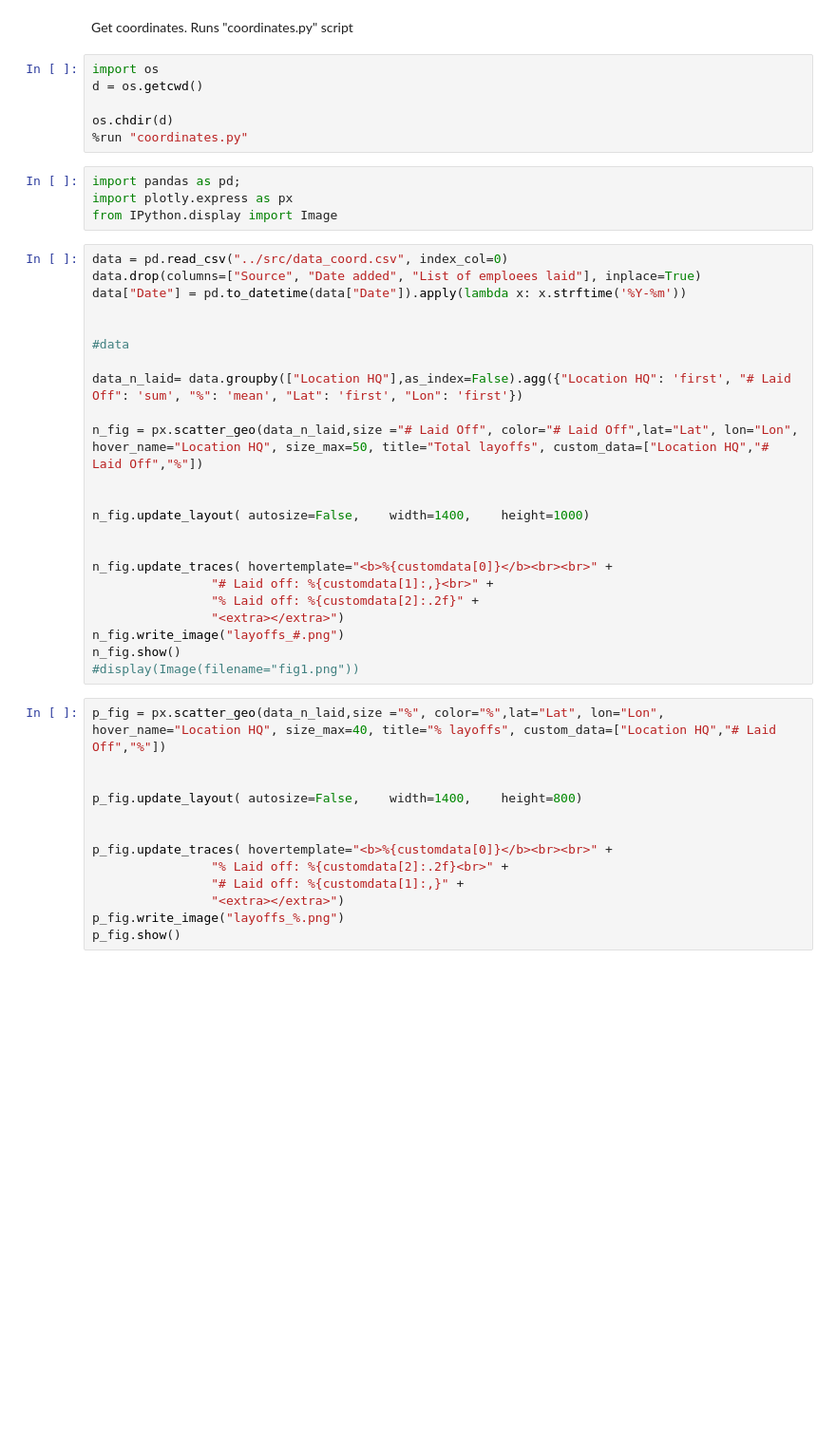
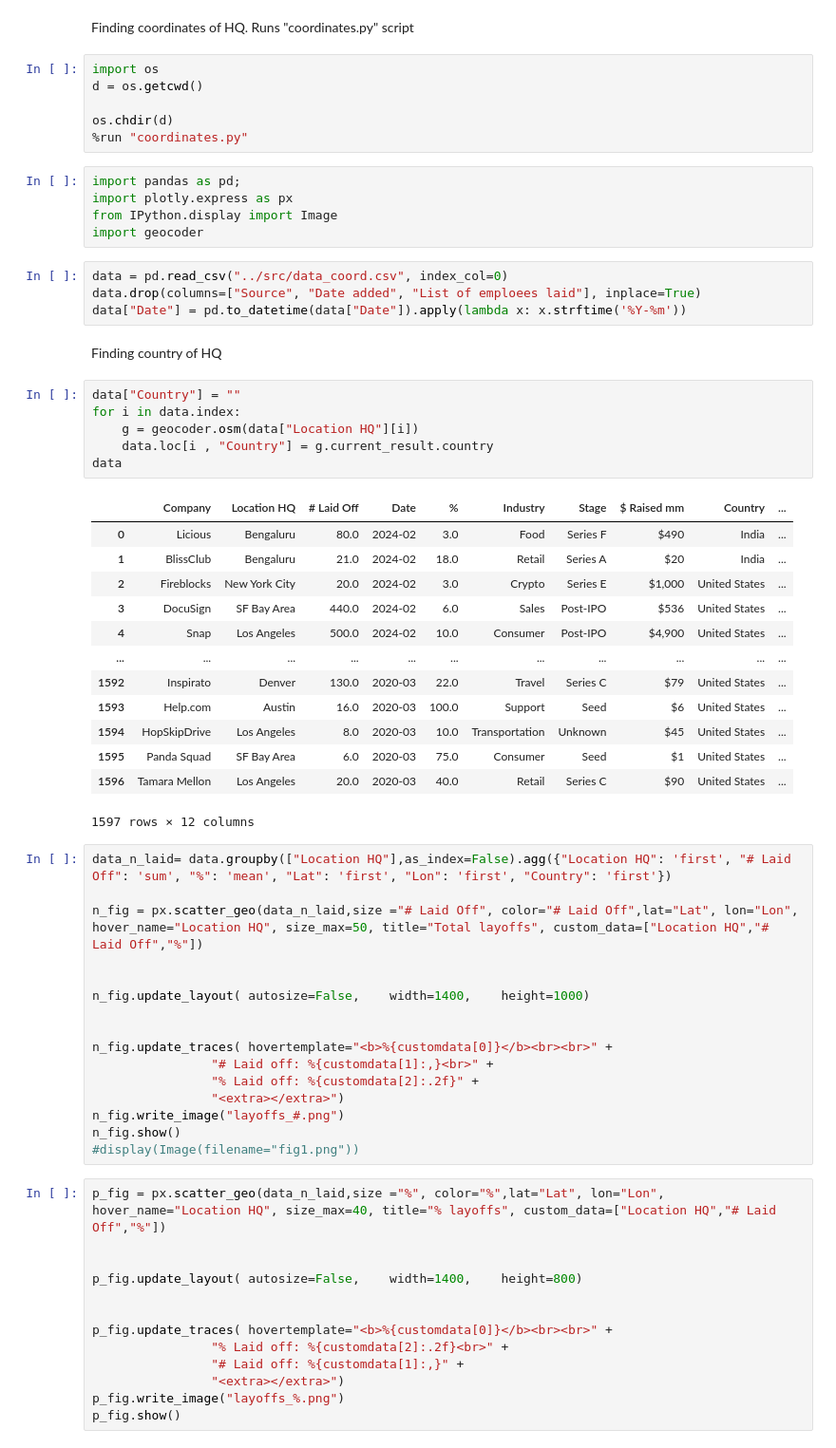
Before and after one commit to MIT-Emerging-Talent/2024-group-02-cdsp, a Jupyter notebook: data_analysis/map.ipynb, the cells around one changed output. Shown at 95% size. Drawn from its saved outputs; the diff is of its cells as text; blank space fills up the shorter version.

```diff
--- a/data_analysis/map.ipynb
+++ b/data_analysis/map.ipynb
@@ -1,5 +1,5 @@
 # %% [markdown]
-Get coordinates. Runs "coordinates.py" script
+Finding coordinates of HQ. Runs "coordinates.py" script
 # %%
 import os
 d = os.getcwd()
@@ -10,15 +10,35 @@ os.chdir(d)
 import pandas as pd;
 import plotly.express as px
 from IPython.display import Image
+import geocoder
+# %%
+data = pd.read_csv("../src/data_coord.csv", index_col=0)
+data.drop(columns=["Source", "Date added", "List of emploees laid"], inplace=True)
+data["Date"] = pd.to_datetime(data["Date"]).apply(lambda x: x.strftime('%Y-%m'))
+# %% [markdown]
+Finding country of HQ
+# %%
+data["Country"] = ""
+for i in data.index:
+    g = geocoder.osm(data["Location HQ"][i])
+    data.loc[i , "Country"] = g.current_result.country
+data
+# %% [output]
+|  | Company | Location HQ | # Laid Off | Date | % | Industry | Stage | $ Raised mm | Country | ... |
+| 0 | Licious | Bengaluru | 80.0 | 2024-02 | 3.0 | Food | Series F | $490 | India | ... |
+| 1 | BlissClub | Bengaluru | 21.0 | 2024-02 | 18.0 | Retail | Series A | $20 | India | ... |
+| 2 | Fireblocks | New York City | 20.0 | 2024-02 | 3.0 | Crypto | Series E | $1,000 | United States | ... |
+| 3 | DocuSign | SF Bay Area | 440.0 | 2024-02 | 6.0 | Sales | Post-IPO | $536 | United States | ... |
+| 4 | Snap | Los Angeles | 500.0 | 2024-02 | 10.0 | Consumer | Post-IPO | $4,900 | United States | ... |
+| ... | ... | ... | ... | ... | ... | ... | ... | ... | ... | ... |
+| 1592 | Inspirato | Denver | 130.0 | 2020-03 | 22.0 | Travel | Series C | $79 | United States | ... |
+| 1593 | Help.com | Austin | 16.0 | 2020-03 | 100.0 | Support | Seed | $6 | United States | ... |
+| 1594 | HopSkipDrive | Los Angeles | 8.0 | 2020-03 | 10.0 | Transportation | Unknown | $45 | United States | ... |
+| 1595 | Panda Squad | SF Bay Area | 6.0 | 2020-03 | 75.0 | Consumer | Seed | $1 | United States | ... |
+| 1596 | Tamara Mellon | Los Angeles | 20.0 | 2020-03 | 40.0 | Retail | Series C | $90 | United States | ... |
+1597 rows × 12 columns
 # %%
-data = pd.read_csv("../src/data_coord.csv", index_col=0)
-data.drop(columns=["Source", "Date added", "List of emploees laid"], inplace=True)
-data["Date"] = pd.to_datetime(data["Date"]).apply(lambda x: x.strftime('%Y-%m'))
-
-
-#data
-
-data_n_laid= data.groupby(["Location HQ"],as_index=False).agg({"Location HQ": 'first', "# Laid Off": 'sum', "%": 'mean', "Lat": 'first', "Lon": 'first'})
+data_n_laid= data.groupby(["Location HQ"],as_index=False).agg({"Location HQ": 'first', "# Laid Off": 'sum', "%": 'mean', "Lat": 'first', "Lon": 'first', "Country": 'first'})
 
 n_fig = px.scatter_geo(data_n_laid,size ="# Laid Off", color="# Laid Off",lat="Lat", lon="Lon", hover_name="Location HQ", size_max=50, title="Total layoffs", custom_data=["Location HQ","# Laid Off","%"])
 
```
Also changed, not shown: parts of 3 cells of this notebook.
